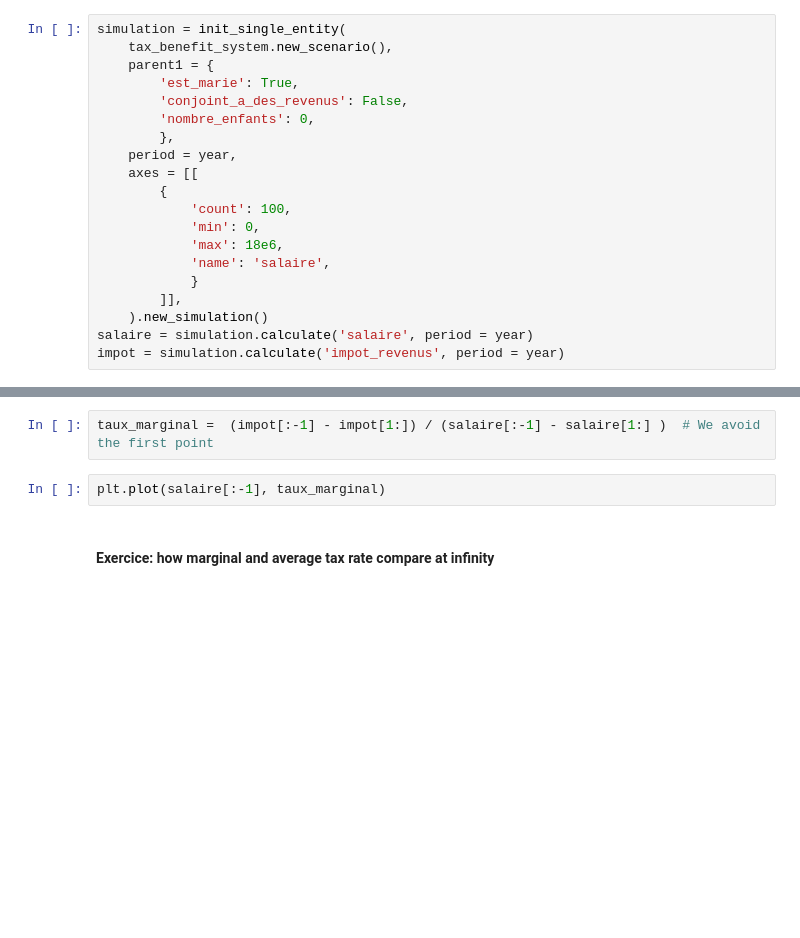
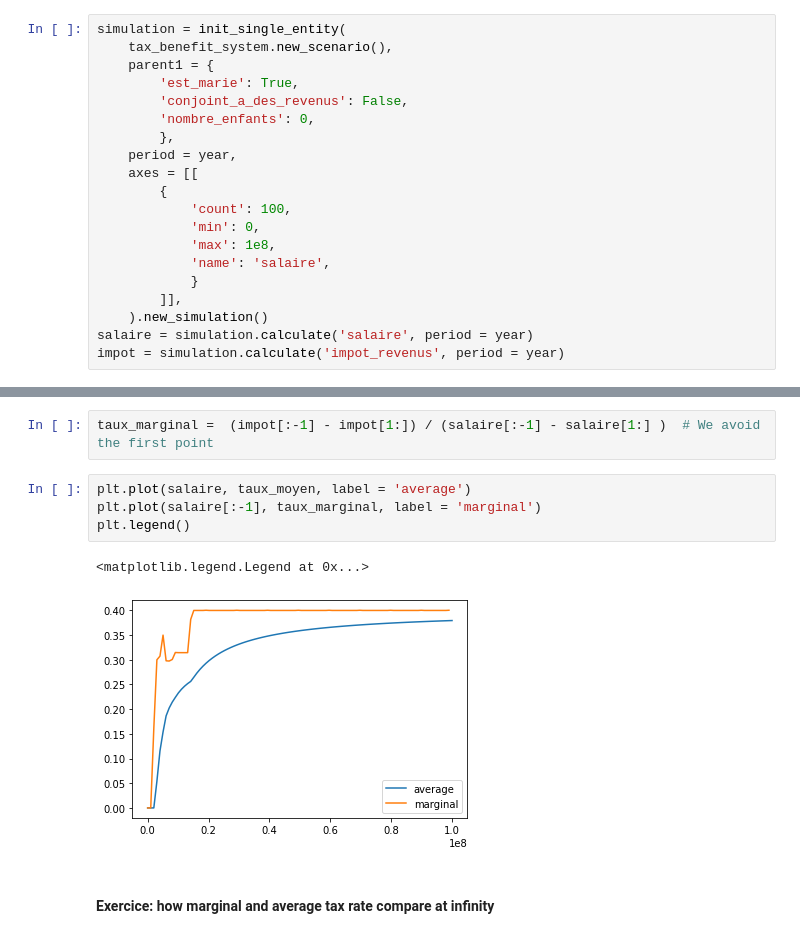
Before and after one commit to benjello/ppd-micro-simulations-and-public-policies, a Jupyter notebook: notebooks/Senegal-student.ipynb, the cells around one changed output, grey strips where cells are left out. Cells and saved outputs as stored; diff of their text form; blank space fills up the shorter version.

```diff
--- a/notebooks/Senegal-student.ipynb
+++ b/notebooks/Senegal-student.ipynb
@@ -185,7 +419,7 @@ simulation = init_single_entity(
         {
             'count': 100,
             'min': 0,
-            'max': 18e6,
+            'max': 1e8,
             'name': 'salaire',
             }
         ]],
@@ -209,7 +449,12 @@ plt.xlabel("Salaire")
 # %%
 taux_marginal =  (impot[:-1] - impot[1:]) / (salaire[:-1] - salaire[1:] )  # We avoid the first point
 # %%
-plt.plot(salaire[:-1], taux_marginal)
+plt.plot(salaire, taux_moyen, label = 'average')
+plt.plot(salaire[:-1], taux_marginal, label = 'marginal')
+plt.legend()
+# %% [output]
+<matplotlib.legend.Legend at 0x...>
+[figure, added]
 # %% [markdown]
 #### Exercice: how marginal and average tax rate compare at infinity
 # %% [markdown]
```
Also changed, not shown: parts of 36 cells of this notebook, 5 other files.
